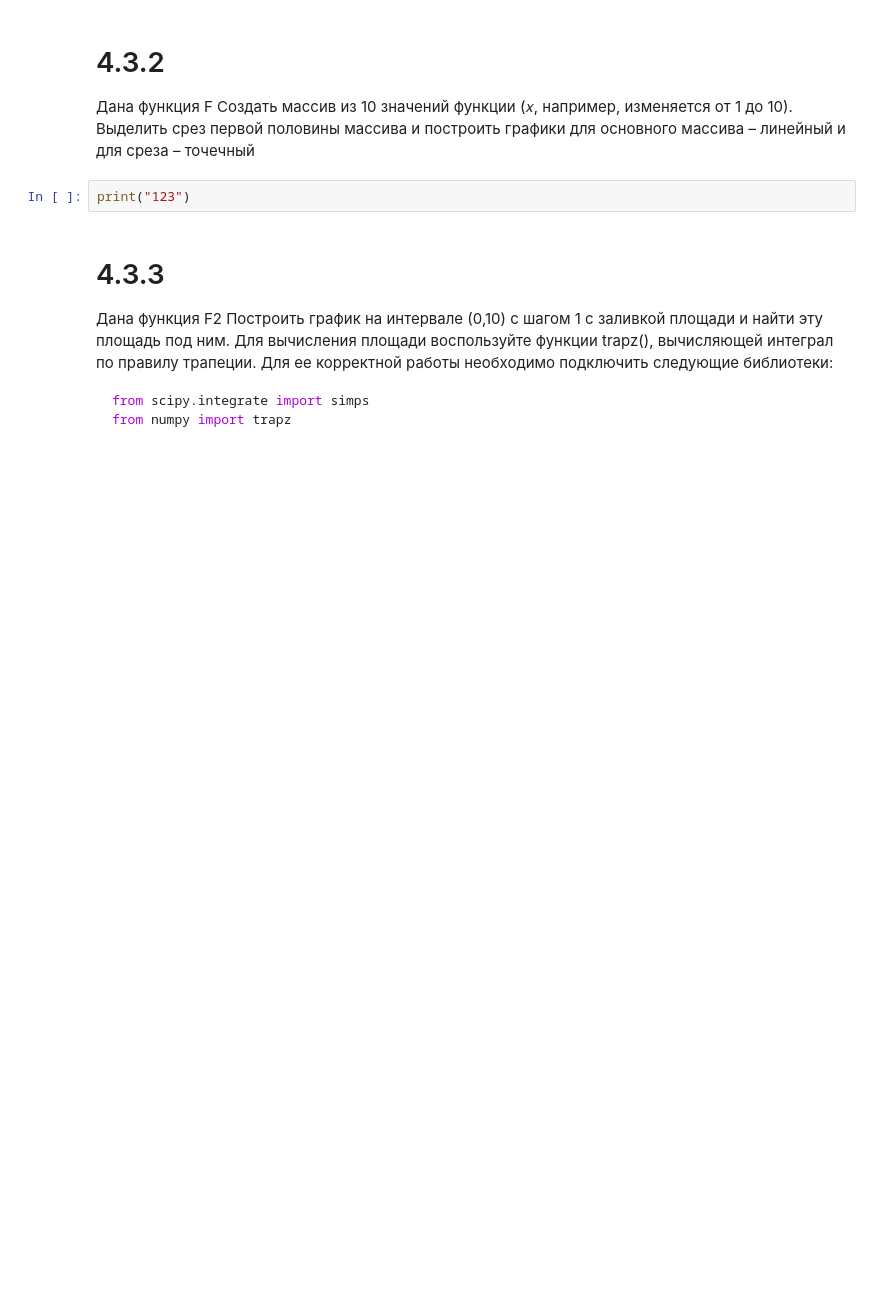
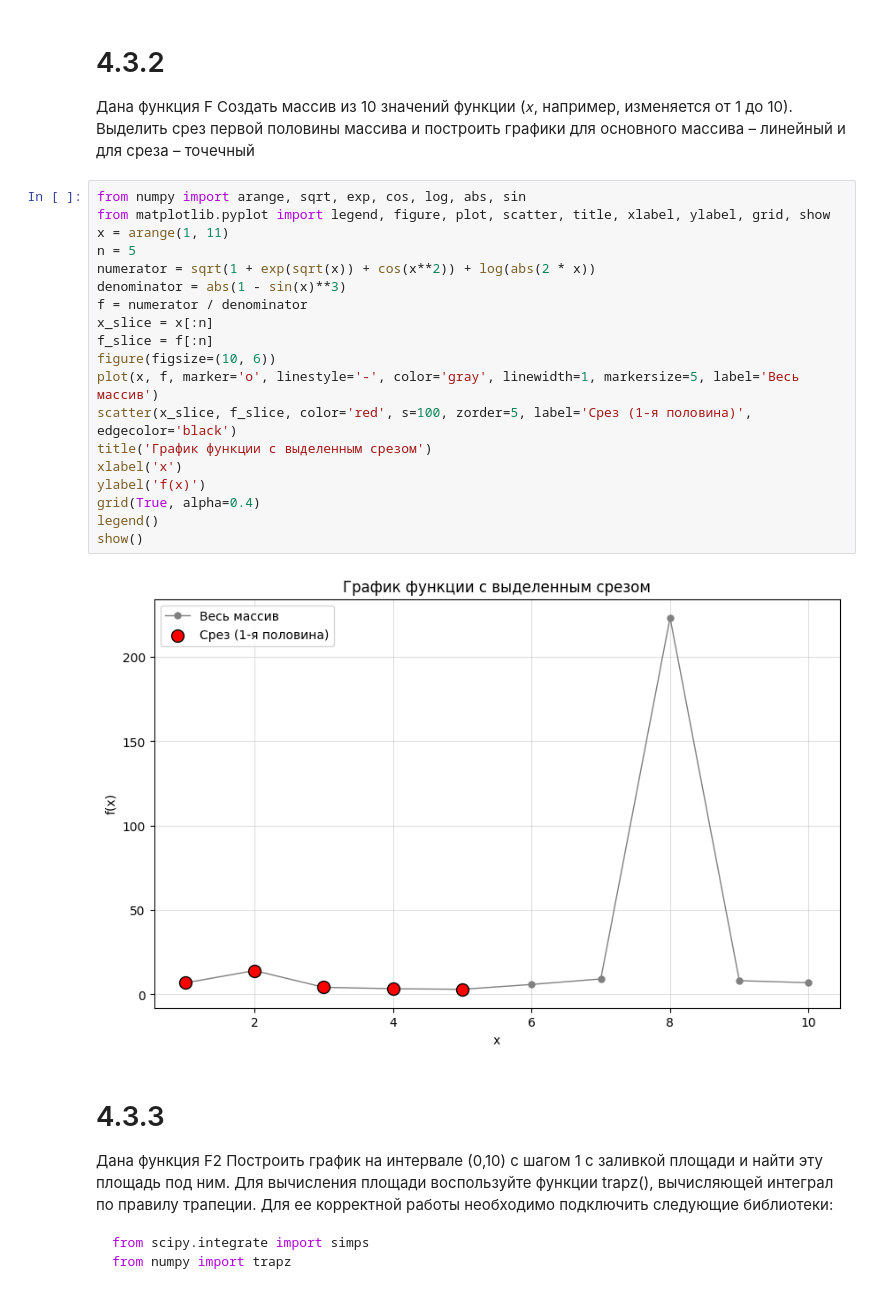
Before and after one commit to alx-ctf/university, a Jupyter notebook: homework_1.ipynb, the cells around one changed output. Cells and saved outputs as stored; diff of their text form; blank space fills up the shorter version.

```diff
--- a/homework_1.ipynb
+++ b/homework_1.ipynb
@@ -61,7 +176,26 @@ print("123")
 половины массива и построить графики для основного массива –
 линейный и для среза – точечный
 # %%
-print("123")
+from numpy import arange, sqrt, exp, cos, log, abs, sin
+from matplotlib.pyplot import legend, figure, plot, scatter, title, xlabel, ylabel, grid, show
+x = arange(1, 11)
+n = 5
+numerator = sqrt(1 + exp(sqrt(x)) + cos(x**2)) + log(abs(2 * x))
+denominator = abs(1 - sin(x)**3)
+f = numerator / denominator
+x_slice = x[:n]
+f_slice = f[:n]
+figure(figsize=(10, 6))
+plot(x, f, marker='o', linestyle='-', color='gray', linewidth=1, markersize=5, label='Весь массив')
+scatter(x_slice, f_slice, color='red', s=100, zorder=5, label='Срез (1-я половина)', edgecolor='black')
+title('График функции с выделенным срезом')
+xlabel('x')
+ylabel('f(x)')
+grid(True, alpha=0.4)
+legend()
+show()
+# %% [output]
+[figure, added]
 # %% [markdown]
 # 4.3.3
 Дана функция F2 Построить график на
```
Also changed, not shown: parts of 15 cells of this notebook.
